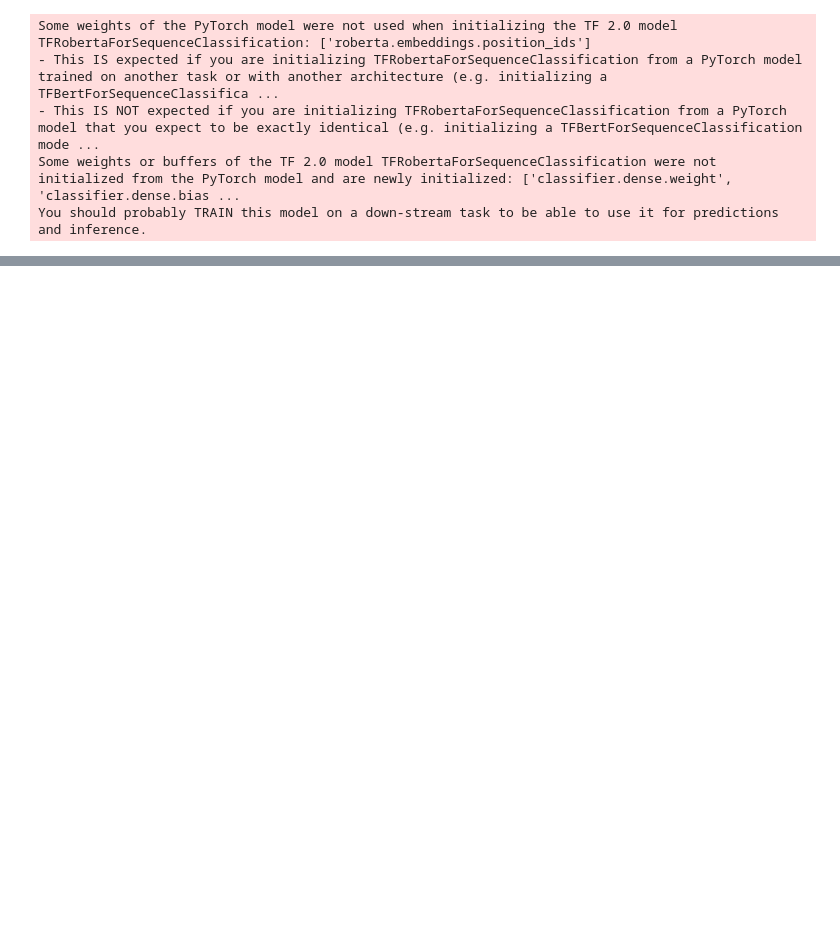
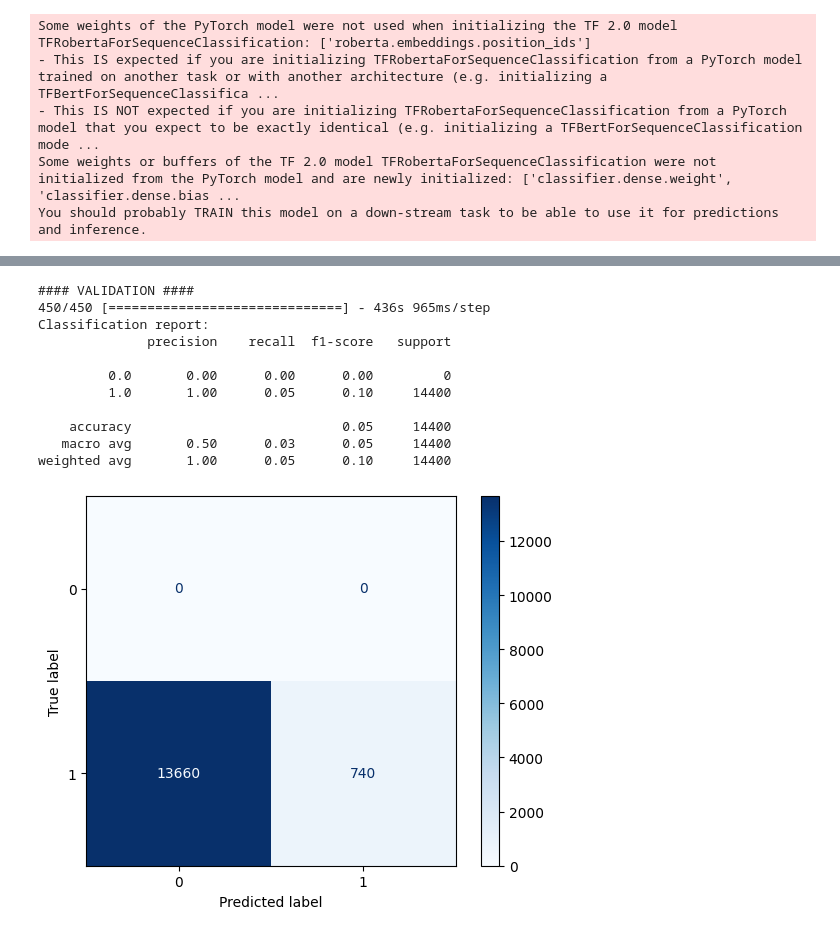
Before and after one commit to mariafain/masters-thesis, a Jupyter notebook: roberta_classifier.ipynb, the cells around one changed output, grey strips where cells are left out. Saved outputs shown, nothing was run; the diff lists cells and outputs as text; code cells hidden in the pictures; blank space fills up the shorter version.

Commit message:
Trained and validated RoBERTa, started on FastText with BiLSTM

```diff
--- a/roberta_classifier.ipynb
+++ b/roberta_classifier.ipynb
@@ -549,0 +558,23 @@ weighted avg       0.31      0.56      0.40        50
+# %%
+def validate_predictions_roberta(roberta, tokenized_x_test, y_true):
+    print('#### VALIDATION ####')
+
+    y_pred = get_predictions(roberta, tokenized_x_test)
+    print('Classification report:')
+    print(classification_report(y_true, y_pred, zero_division=0))
+
+    conf_matrix(y_true, y_pred)
+# %%
+def predict_data(model, tokenizer, data):
+    # prepare data
+    data = preprocess_df(data)
+    x = data['preprocessed_text'].values.tolist()
+    tokenized_x = tokenizer(x, max_length=MAX_SEQ_LEN, padding=True, truncation=True, return_tensors='tf')
+    y = np.array(data['generated'])
+
+    validate_predictions_roberta(model, tokenized_x, y)
+# %%
+# Load the RoBERTa tokenizer
+tokenizer = RobertaTokenizer.from_pretrained(model_name)
+# %%
+reloaded_model = tf.keras.models.load_model(('models/roberta_latest.h5'), custom_objects={'TFRobertaForSequenceClassification': TFRobertaForSequenceClassification})
@@ -549,0 +586,16 @@ weighted avg       0.31      0.56      0.40        50
+# %%
+df_chatgpt = get_extra_data('data/extras/chat_gpt.pkl')
+predict_data(reloaded_model, tokenizer, df_chatgpt)
+# %% [output]
+#### VALIDATION ####
+450/450 [==============================] - 436s 965ms/step
+Classification report:
+              precision    recall  f1-score   support
+
+         0.0       0.00      0.00      0.00         0
+         1.0       1.00      0.05      0.10     14400
+
+    accuracy                           0.05     14400
+   macro avg       0.50      0.03      0.05     14400
+weighted avg       1.00      0.05      0.10     14400
+[figure, added]
```
Also changed, not shown: parts of 13 cells of this notebook, 1 other file.
